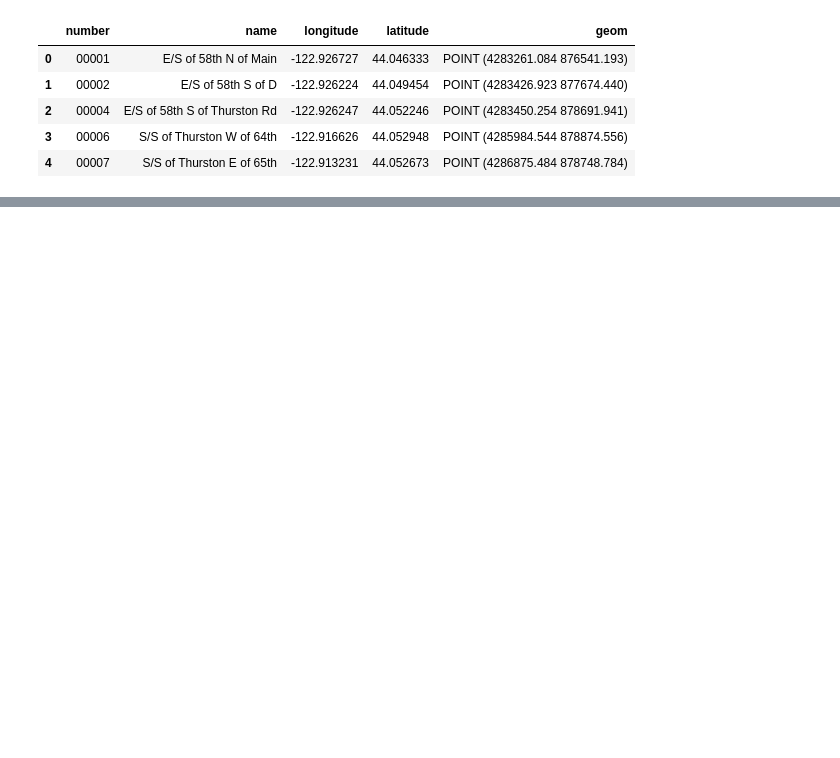
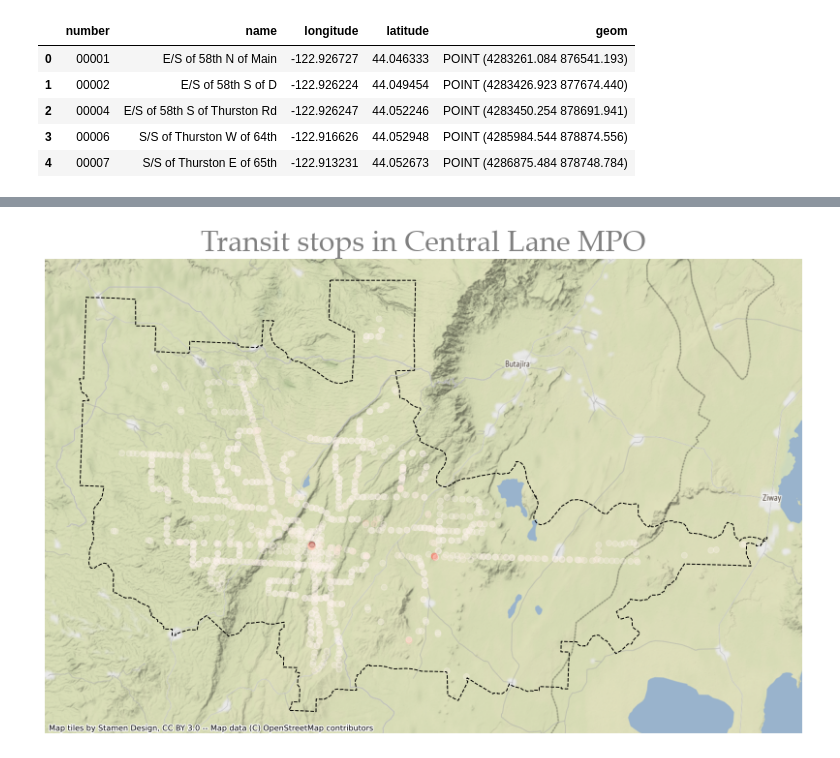
Before and after one commit to dongmeic/RTP, a Jupyter notebook: data/transit_stops.ipynb, the cells around one changed output, grey strips where cells are left out. Saved outputs shown, nothing was run; the diff lists cells and outputs as text; code cells hidden in the pictures; blank space fills up the shorter version.

```diff
--- a/data/transit_stops.ipynb
+++ b/data/transit_stops.ipynb
@@ -103,3 +110,0 @@ df.head()
-# %%
-stops_frequency = gpd.GeoDataFrame(
-    df, geometry=gpd.points_from_xy(df.longitude, df.latitude))
@@ -108,2 +126,12 @@ stops_frequency.crs = "EPSG:2914"
+# %%
+fig, ax = plt.subplots(figsize=(14, 12))
+stops_frequency.plot(ax=ax, column='ons', cmap='Reds', alpha=.3, aspect=1)
+MPObd.plot(ax=ax, facecolor="none", edgecolor="black", linestyle='--', aspect=1)
+ctx.add_basemap(ax)
+plt.title("Transit stops in Central Lane MPO", fontsize=30, fontname="Palatino Linotype",
+          color="grey")
+ax.axis("off");
+# %% [output]
+[figure, added]
 # %%
 stops_frequency.to_file(os.path.join(outpath, "stops_frequency.shp"))
```
Also changed, not shown: parts of 19 cells of this notebook, 2 other files.
